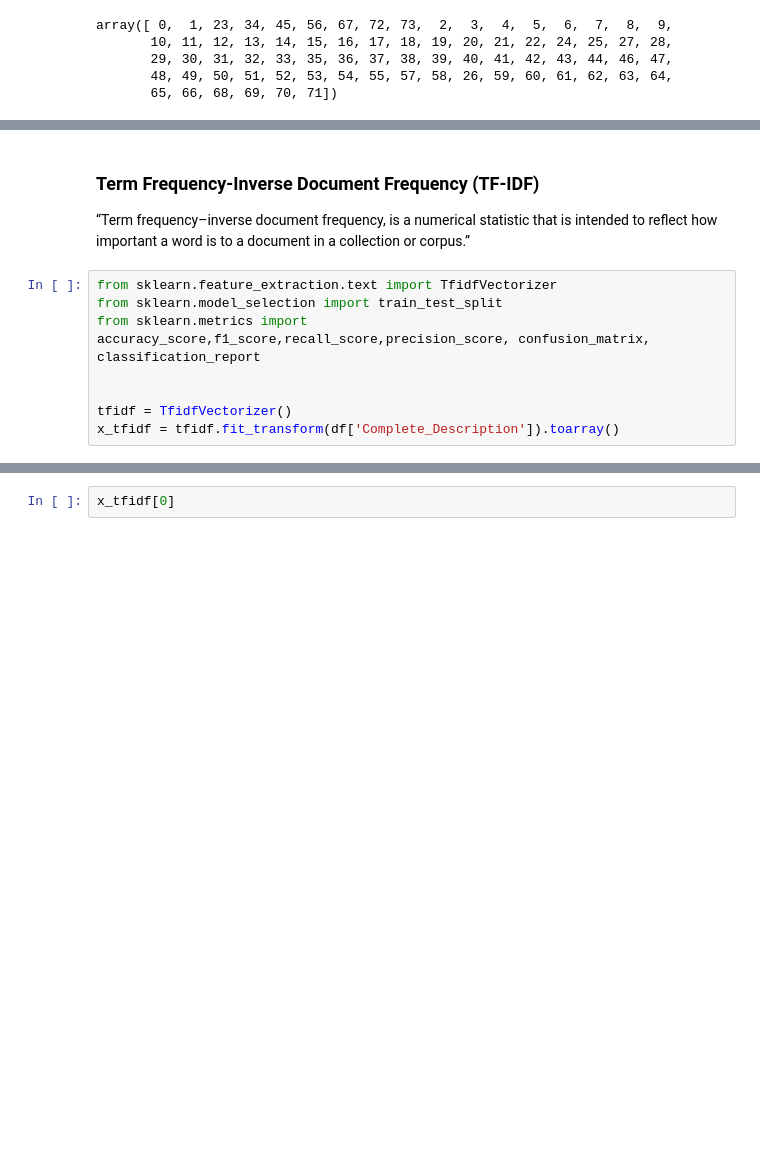
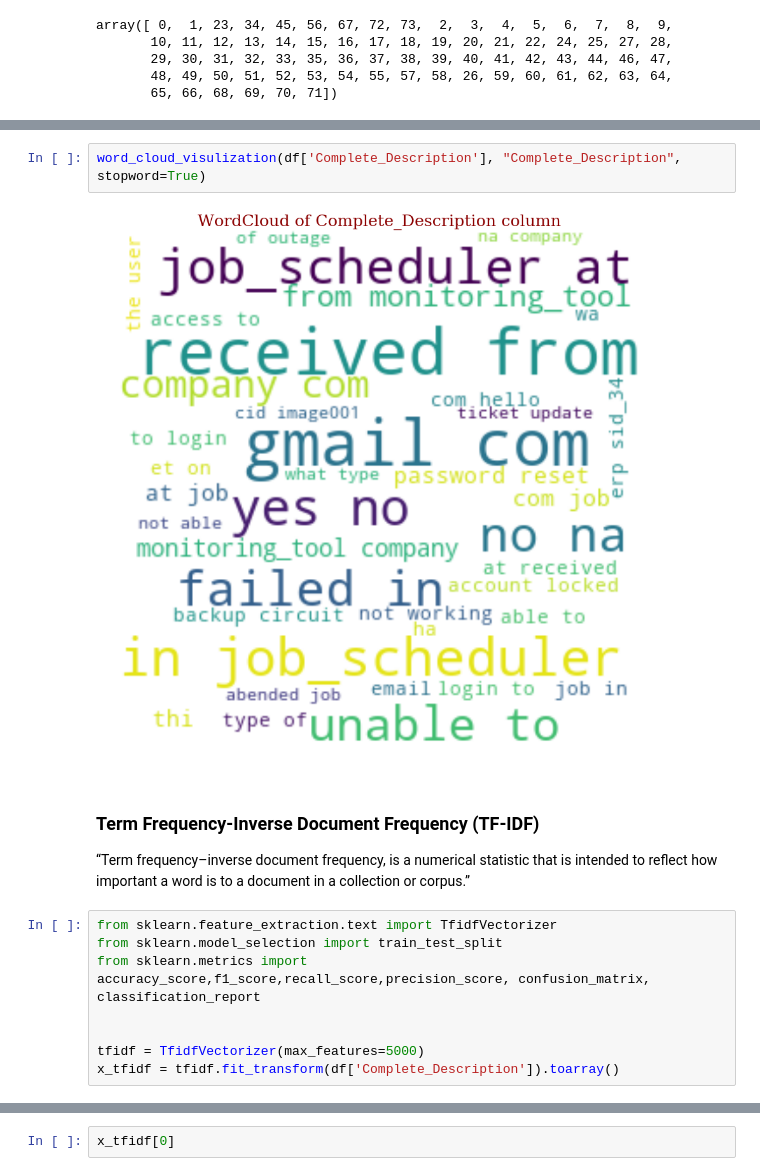
Before and after one commit to jayapavandeshpande/nlp_project, a Jupyter notebook: NLP_Automatic_Ticket_Assignment.ipynb, the cells around one changed output, grey strips where cells are left out. Drawn from its saved outputs; the diff is of its cells as text; blank space fills up the shorter version.

```diff
--- a/NLP_Automatic_Ticket_Assignment.ipynb
+++ b/NLP_Automatic_Ticket_Assignment.ipynb
@@ -921,6 +916,10 @@ df.head(10)
 | 7 | ticket_no1550391- employment stat... | ticket_no1550391- employment stat... | eqzibjhw ymebpoih | GRP_0 | ['new non', 'enter user', 'employ... | ['new non', 'enter user', 'employ... | ... |
 | 8 | unable to disable add ins on outlook | unable to disable add ins on outlook | mdbegvct dbvichlg | GRP_0 | ['disable add ins', 'unable', 'ou... | ['disable add ins', 'unable', 'ou... | ... |
 | 9 | ticket update on inplant_874773 | ticket update on inplant_874773 | fumkcsji sarmtlhy | GRP_0 | ['ticket update', 'inplant_874773'] | ['ticket update', 'inplant_874773'] | ... |
+# %%
+word_cloud_visulization(df['Complete_Description'], "Complete_Description", stopword=True)
+# %% [output]
+[figure, added]
 # %% [markdown]
 ### Term Frequency-Inverse Document Frequency (TF-IDF)
 
@@ -931,7 +930,7 @@ from sklearn.model_selection import train_test_split
 from sklearn.metrics import accuracy_score,f1_score,recall_score,precision_score, confusion_matrix, classification_report
 
 
-tfidf = TfidfVectorizer()
+tfidf = TfidfVectorizer(max_features=5000)
 x_tfidf = tfidf.fit_transform(df['Complete_Description']).toarray()
 # %%
 x_tfidf.shape
```
Also changed, not shown: parts of 21 cells of this notebook, 5 other files.
